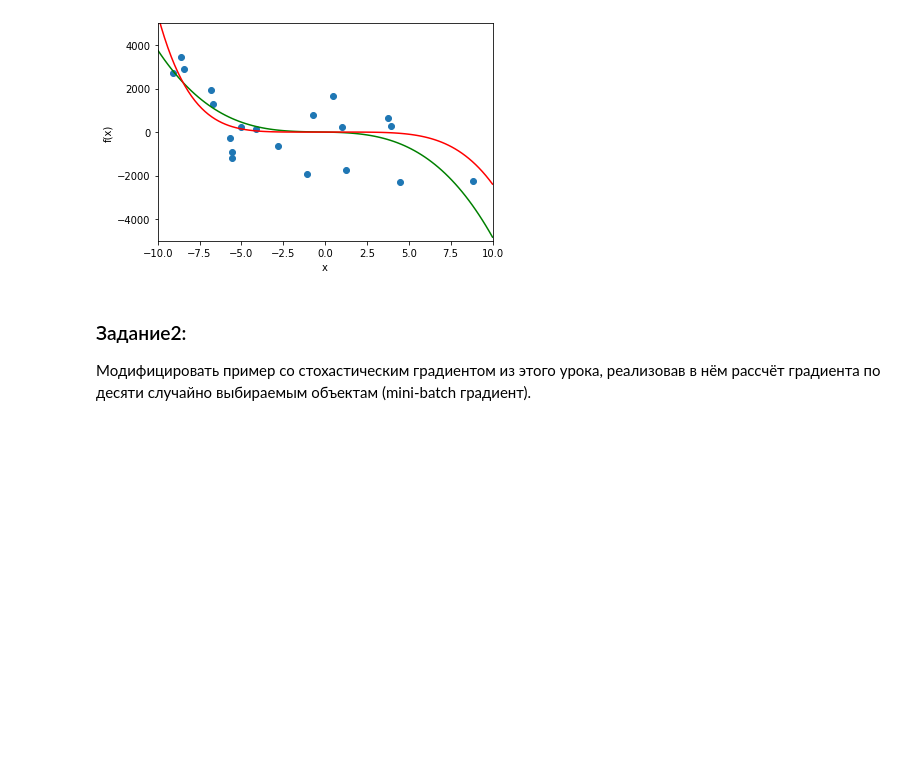
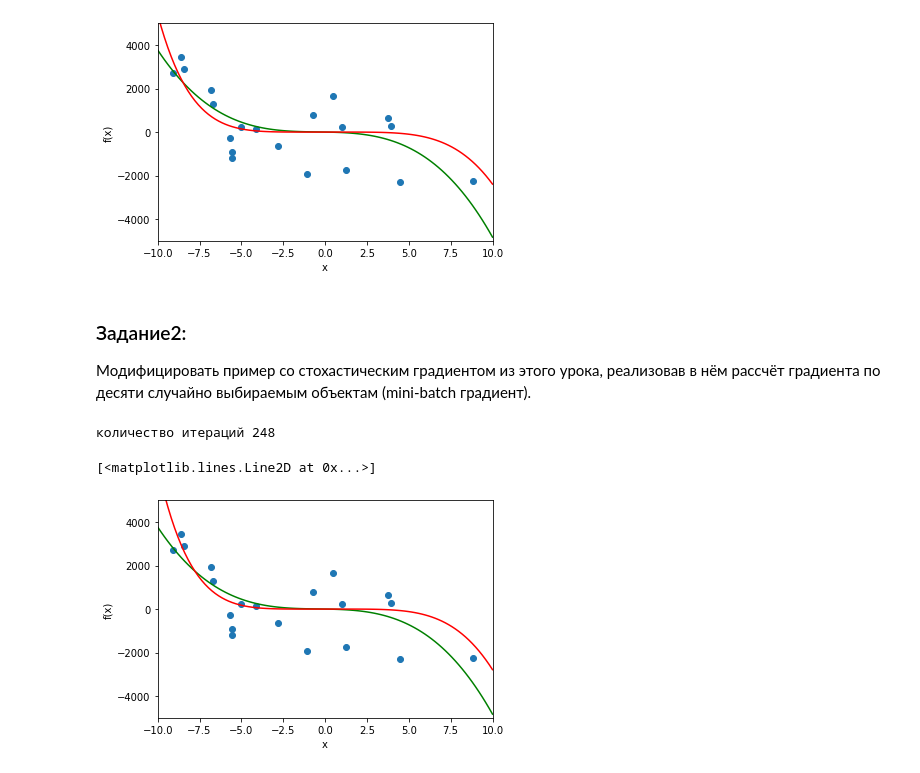
Before and after one commit to denicCH/Data-analysis-algorithms_2, a Jupyter notebook: Lesson_2.ipynb, the cells around one changed output. Saved outputs shown, nothing was run; the diff lists cells and outputs as text; code cells hidden in the pictures; blank space fills up the shorter version.

```diff
--- a/Lesson_2.ipynb
+++ b/Lesson_2.ipynb
@@ -99,0 +99,11 @@ def play_model(_x, model):
+# %%
+def random_objects(X,Y,size=10):
+    """
+    Функция возвращает некоторое количество случайных строк, заданных параметром size из массива, заданного параметром X.
+    """
+    if X.shape[0] < size:
+        raise Exception(f"параметр size = {size}, не должен быть больше количества строк = {X.shape[0]}, переданного массива ")
+    index_ = np.random.randint(X.shape[0], size=size)
+    return {"X":np.array([X[i] for i in index_]), "Y":np.array([Y[i] for i in index_])}
+# %%
+a = random_objects(X,f_data,size=10)
@@ -99,0 +146,17 @@ def play_model(_x, model):
+# %%
+w = np.zeros(6)
+X = generate_features(x_data, 6)
+coef = linear_regression_stochastic(w, X, f_data, batch=10, alpha=1e-11, r=0, min_weight_dist=1e-5)
+# %% [output]
+количество итераций 248
+# %%
+plt.xlabel('x')
+plt.ylabel('f(x)')
+plt.ylim(-5000, 5000)
+plt.xlim(-10,10)
+plt.plot(dots, f(dots), color='g')
+plt.scatter(x_data, f_data)
+plt.plot(dots, polynomial(coef['coef'], dots, 6), color='r')
+# %% [output]
+[<matplotlib.lines.Line2D at 0x...>]
+[figure, added]
```
Also changed, not shown: parts of 4 cells of this notebook.
